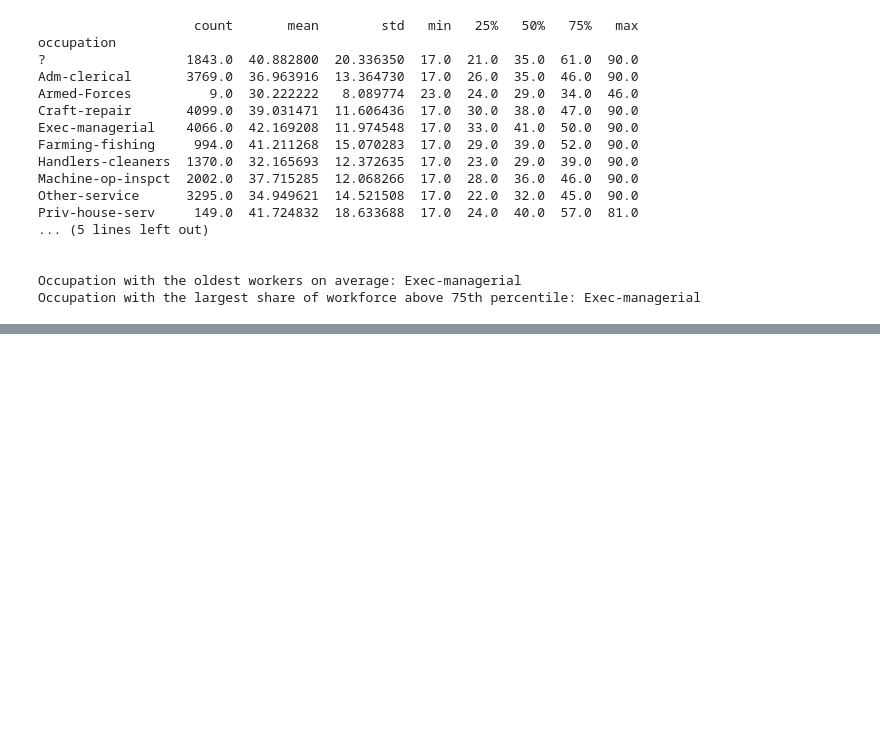
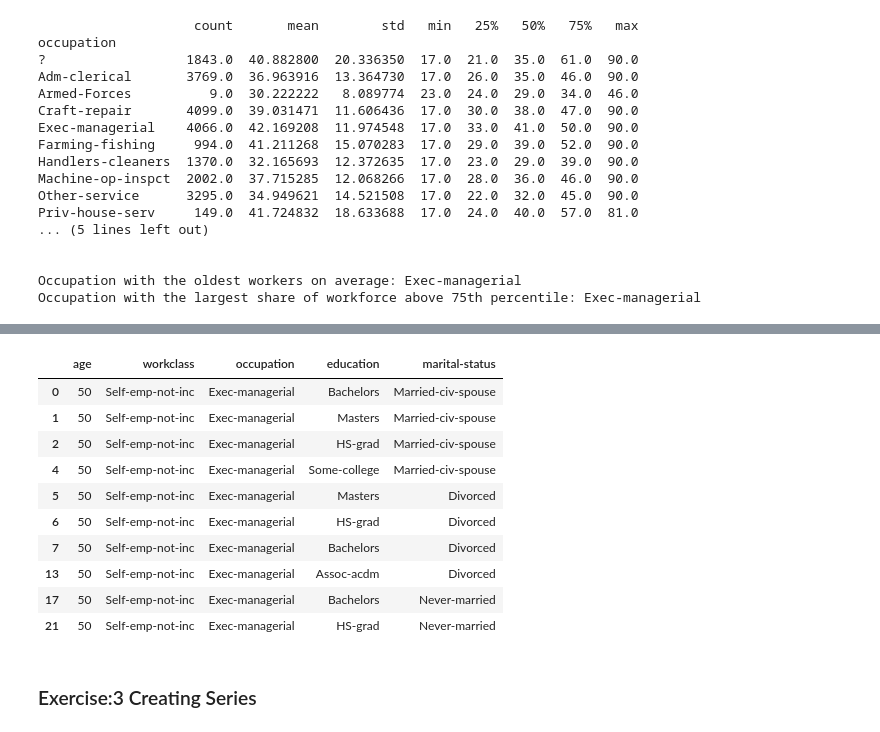
Before and after one commit to surenther/Data-Wrangling, a Jupyter notebook: Week 3-4/Surenther_DSC540_Week3.ipynb, the cells around one changed output, grey strips where cells are left out. Drawn from its saved outputs; the diff is of its cells as text; code cells hidden in the pictures; blank space fills up the shorter version.

```diff
--- a/Week 3-4/Surenther_DSC540_Week3.ipynb
+++ b/Week 3-4/Surenther_DSC540_Week3.ipynb
@@ -351,0 +358,24 @@ Occupation with the largest share of workforce above 75th percentile: Exec-manag
+# %%
+# Merge the two Dataframe
+
+# Create 2 dataframes
+df_1 = df[['age','workclass','occupation']]
+df_2 = df[['education','occupation','marital-status']]
+
+#Merge & Print
+df_merged = pd.merge(df_1,df_2,on='occupation',how='inner').drop_duplicates()
+df_merged.head(10)
+# %% [output]
+|  | age | workclass | occupation | education | marital-status |
+| 0 | 50 | Self-emp-not-inc | Exec-managerial | Bachelors | Married-civ-spouse |
+| 1 | 50 | Self-emp-not-inc | Exec-managerial | Masters | Married-civ-spouse |
+| 2 | 50 | Self-emp-not-inc | Exec-managerial | HS-grad | Married-civ-spouse |
+| 4 | 50 | Self-emp-not-inc | Exec-managerial | Some-college | Married-civ-spouse |
+| 5 | 50 | Self-emp-not-inc | Exec-managerial | Masters | Divorced |
+| 6 | 50 | Self-emp-not-inc | Exec-managerial | HS-grad | Divorced |
+| 7 | 50 | Self-emp-not-inc | Exec-managerial | Bachelors | Divorced |
+| 13 | 50 | Self-emp-not-inc | Exec-managerial | Assoc-acdm | Divorced |
+| 17 | 50 | Self-emp-not-inc | Exec-managerial | Bachelors | Never-married |
+| 21 | 50 | Self-emp-not-inc | Exec-managerial | HS-grad | Never-married |
+# %% [markdown]
+### Exercise:3 Creating Series
```
Also changed, not shown: parts of 3 cells of this notebook.
